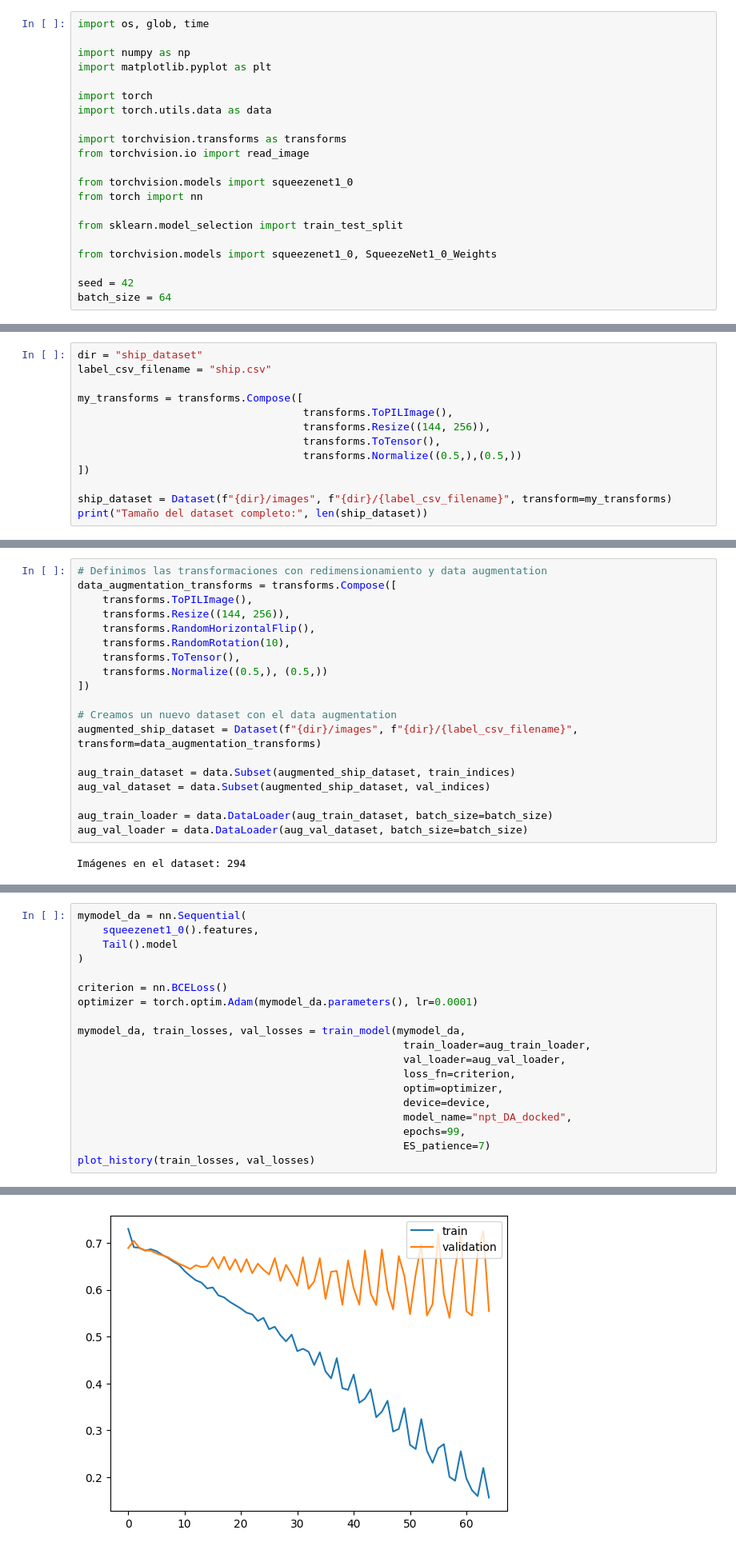
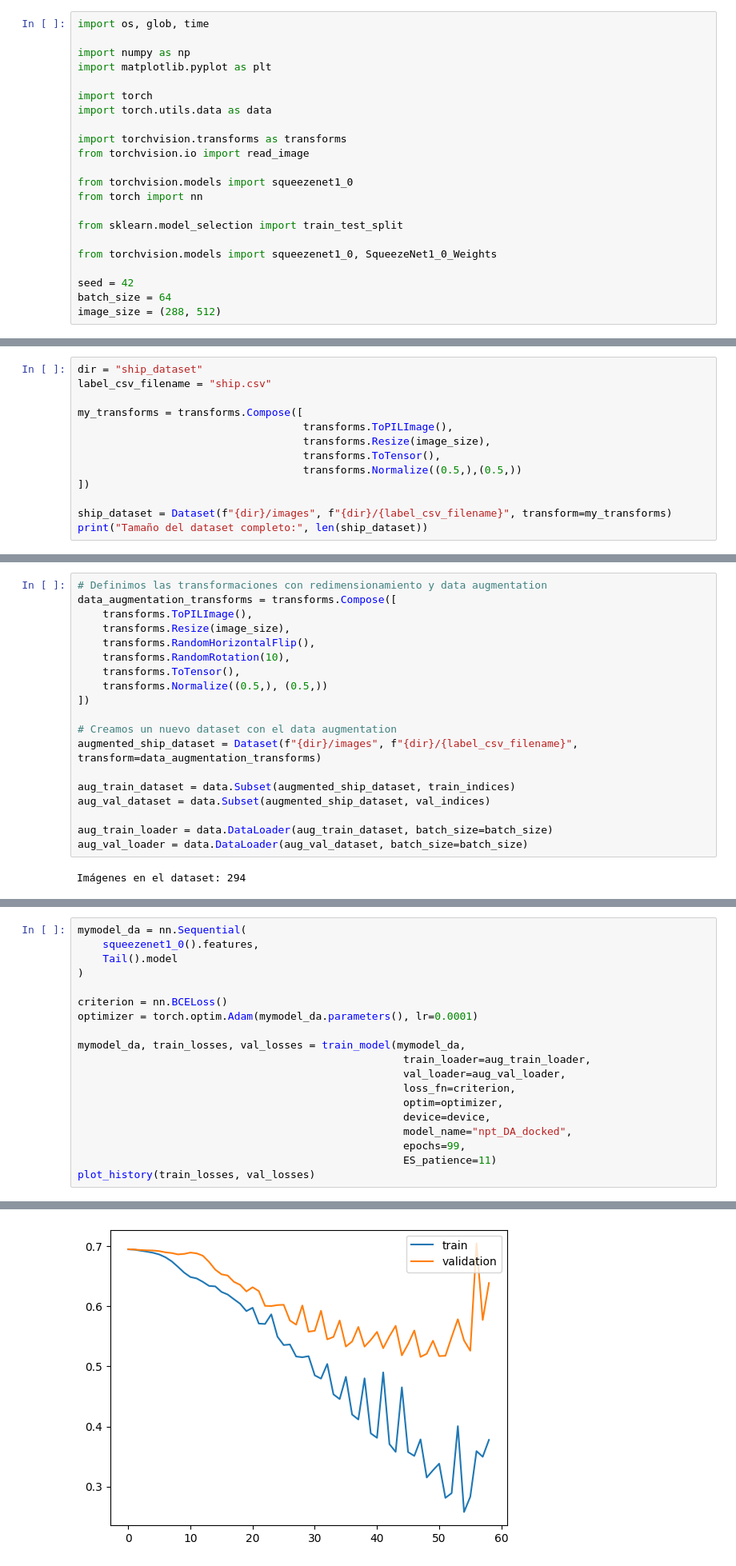
Before and after one commit to ivan2k4/VCA2025, a Jupyter notebook: p1.ipynb, the cells around one changed output, grey strips where cells are left out. Shown at 80% size. Saved outputs shown, nothing was run; the diff lists cells and outputs as text.

```diff
--- a/p1.ipynb
+++ b/p1.ipynb
@@ -60,6 +60,7 @@ from torchvision.models import squeezenet1_0, SqueezeNet1_0_Weights
 
 seed = 42
 batch_size = 64
+image_size = (288, 512)
 # %% [markdown]
 ## **Tarea 1**: Dataset class personalizada para la carga del dataset
 # %% [markdown]
@@ -131,7 +132,7 @@ label_csv_filename = "ship.csv"
 
 my_transforms = transforms.Compose([
                                     transforms.ToPILImage(),
-                                    transforms.Resize((144, 256)),
+                                    transforms.Resize(image_size),
                                     transforms.ToTensor(),
                                     transforms.Normalize((0.5,),(0.5,))
 ])
@@ -385,7 +386,7 @@ plot_history(train_losses, val_losses)
 # Definimos las transformaciones con redimensionamiento y data augmentation
 data_augmentation_transforms = transforms.Compose([
     transforms.ToPILImage(),
-    transforms.Resize((144, 256)),
+    transforms.Resize(image_size),
     transforms.RandomHorizontalFlip(),
     transforms.RandomRotation(10),
     transforms.ToTensor(),
@@ -695,7 +700,7 @@ mymodel_da, train_losses, val_losses = train_model(mymodel_da,
                                                     device=device,
                                                     model_name="npt_DA_docked",
                                                     epochs=99,
-                                                    ES_patience=7)
+                                                    ES_patience=11)
 plot_history(train_losses, val_losses)
 # %% [output]
 Device: cuda:0
@@ -718,4 +723,4 @@ El mejor modelo era el de la epoch 58 con una pérdida de validación de 0.5402
-[figure, old version]
+[figure, new version]
 # %% [markdown]
 ### Modelo preentrenado
 # %% [markdown]
```
Also changed, not shown: parts of 24 cells of this notebook, 17 other files.
